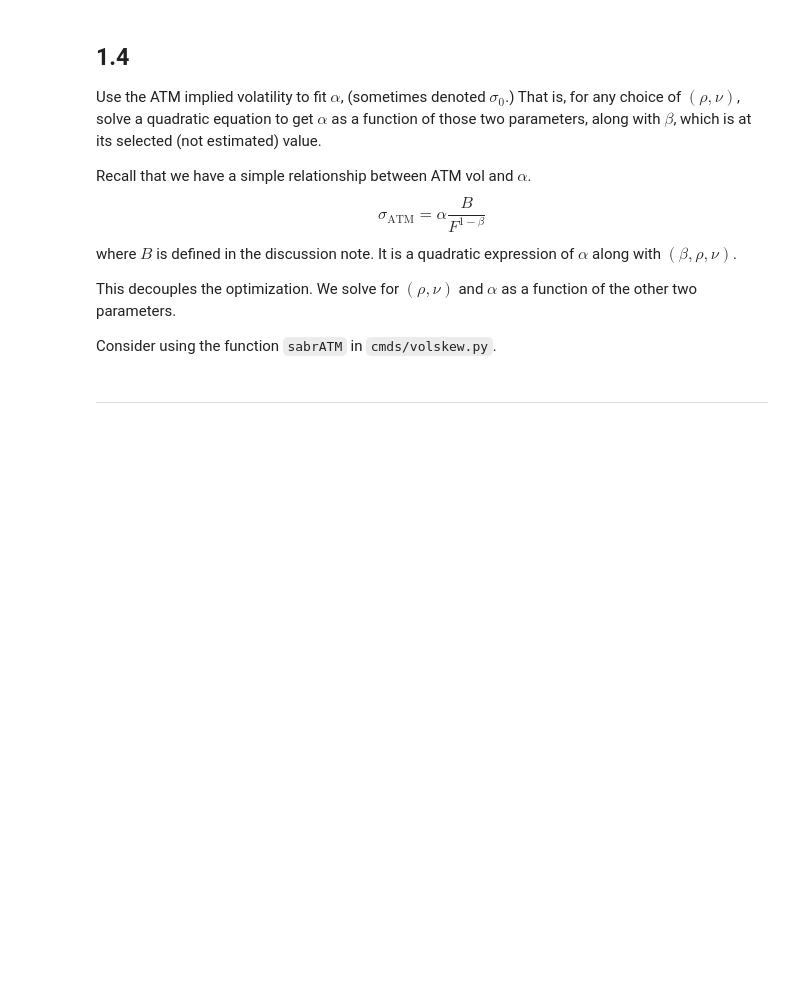
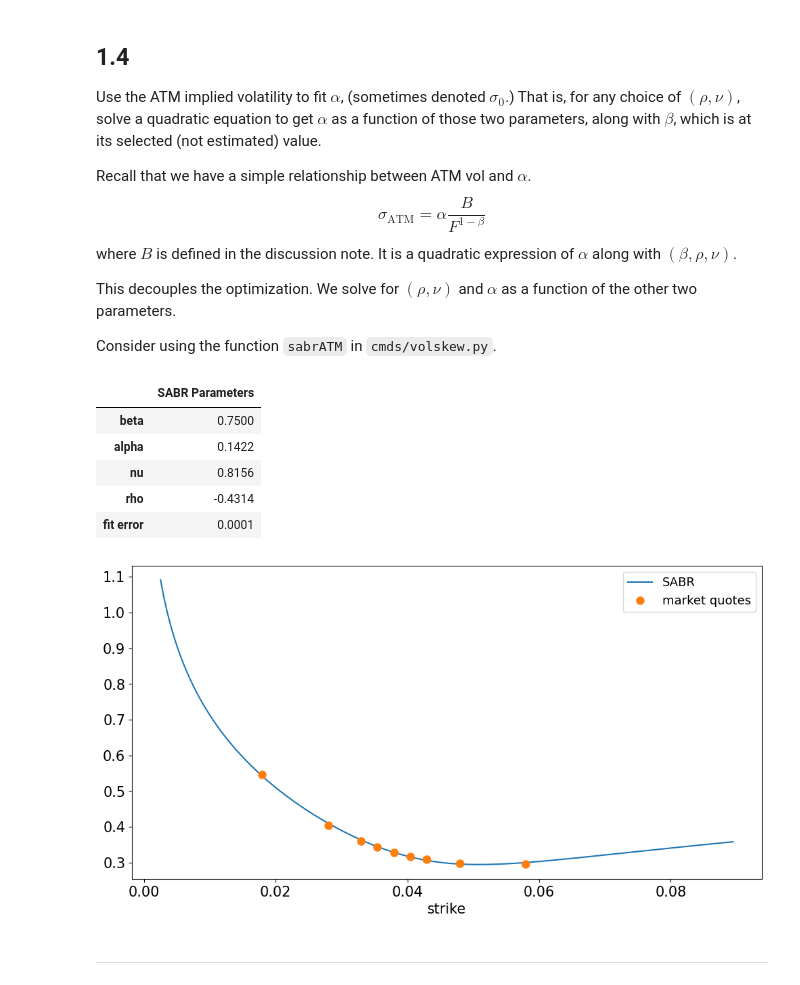
Before and after one commit to nicklewis-16/finm-fiderivs-2024, a Jupyter notebook: homework/Homework 4.ipynb, the cells around one changed output. Cells and saved outputs as stored; diff of their text form; code cells hidden in the pictures; blank space fills up the shorter version.

```diff
--- a/homework/Homework 4.ipynb
+++ b/homework/Homework 4.ipynb
@@ -66,6 +3619,46 @@ where $B$ is defined in the discussion note. It is a quadratic expression of $\a
 This decouples the optimization. We solve for $(\rho,\nu)$ and $\alpha$ as a function of the other two parameters.
 
 Consider using the function `sabrATM` in `cmds/volskew.py`.
+# %%
+doSLIM = True
+# %%
+if doSLIM:
+    alphastar = solve_alpha(BETA,nustar,rhostar,Topt,volATM,F)
+    ivolSABR = sabr_slim(BETA,nustar,rhostar,F,strikes,Topt,volATM)
+else:
+    alphastar = xstar[2]
+    ivolSABR = sabr(BETA,nustar,rhostar,alphastar,F,strikes,Topt)
+
+error = optim.fun
+
+param = pd.DataFrame([BETA,alphastar,nustar,rhostar,error],index=['beta', 'alpha', 'nu', 'rho', 'fit error'],columns=['SABR Parameters']).style.format('{:.4f}')
+display(param)
+
+#Graph SABR curve
+if doSLIM:
+    ivolgrid = sabr_slim(BETA,nustar,rhostar,F,strikegrid,Topt,volATM)
+else:
+    ivolgrid = sabr(BETA,nustar,rhostar,alphastar,F,strikegrid,Topt)
+
+sabrcurve = pd.DataFrame(ivolgrid,index=strikegrid,columns=['SABR'])
+
+volquotes = vols.copy()
+volquotes.loc['strike'] = strikes
+volquotes = volquotes.T.set_index('strike').rename(columns={'implied vol':'market quotes'})
+
+fig, ax = plt.subplots()
+sabrcurve.plot(ax=ax)
+volquotes.plot(linestyle='',marker='o',markersize=8,ax=ax)
+plt.legend()
+plt.show()
+# %% [output]
+|  | SABR Parameters |
+| beta | 0.7500 |
+| alpha | 0.1422 |
+| nu | 0.8156 |
+| rho | -0.4314 |
+| fit error | 0.0001 |
+[figure, added]
 # %% [markdown]
 ***
 # %% [markdown]
```
Also changed, not shown: parts of 19 cells of this notebook.
